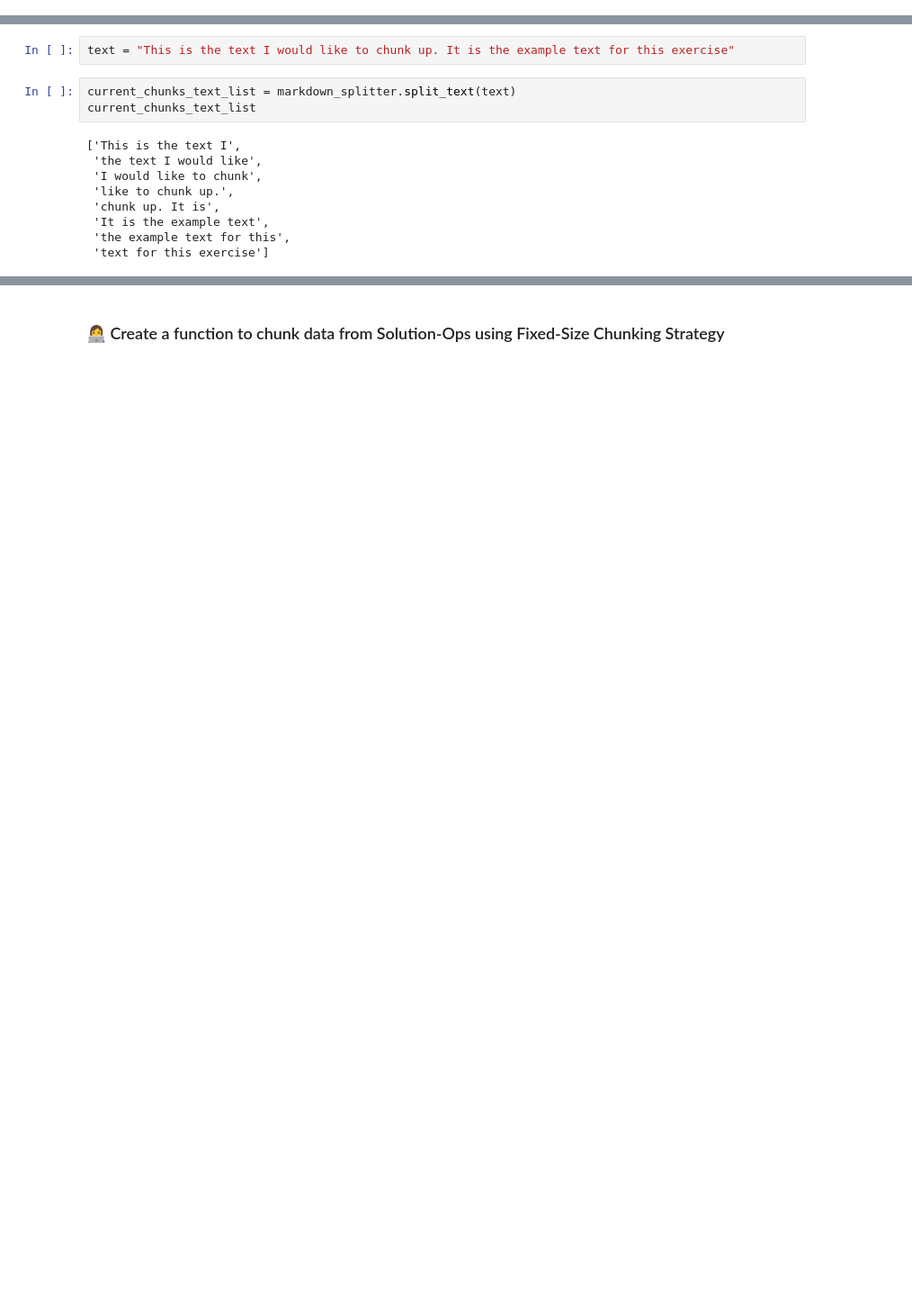
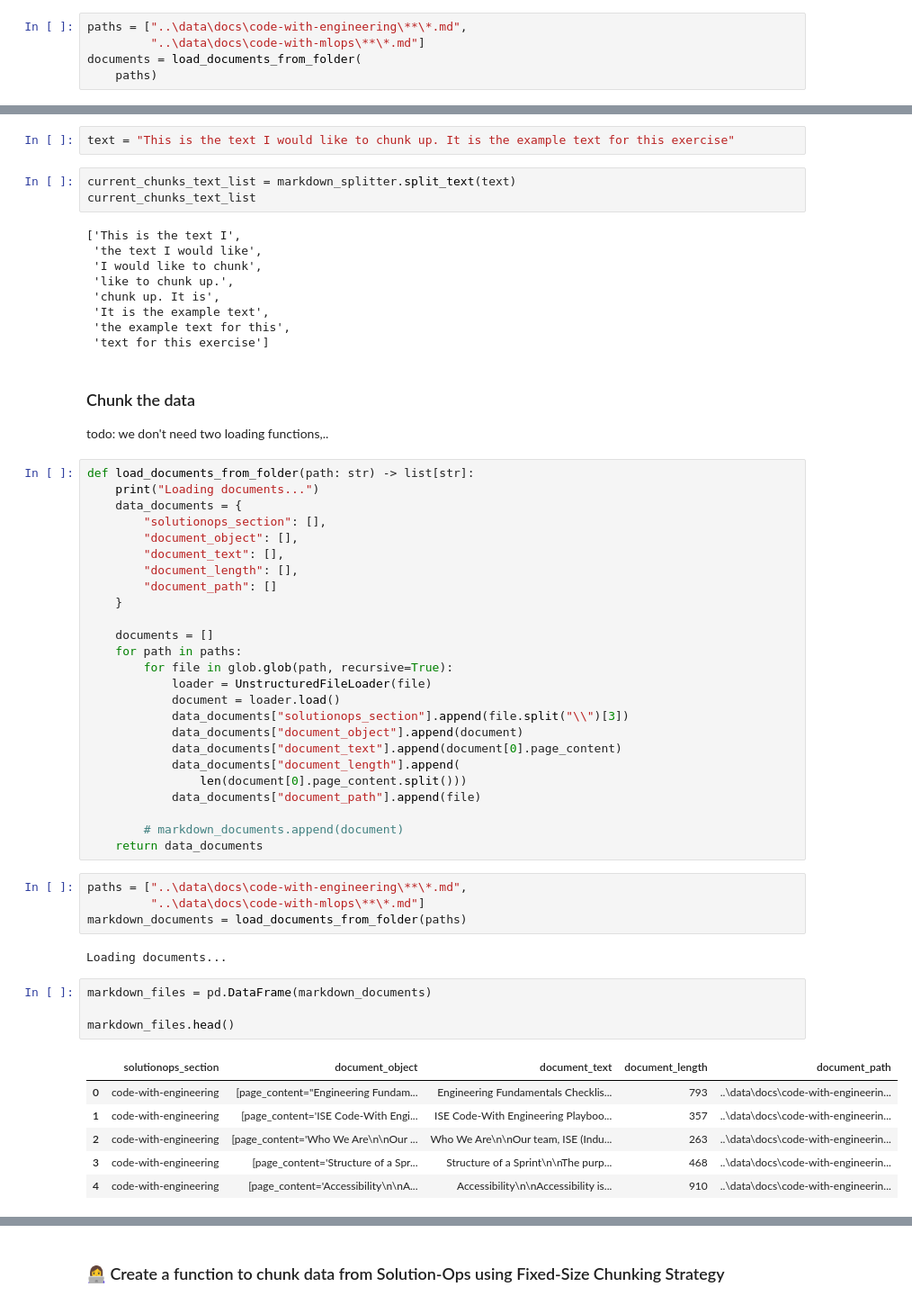
Before and after one commit to ai-workshop-ise/ai-hands-on-lab, a Jupyter notebook: book/3.2.experiment_chunking.ipynb, the cells around one changed output, grey strips where cells are left out. Shown at 90% size. Saved outputs shown, nothing was run; the diff lists cells and outputs as text; blank space fills up the shorter version.

```diff
--- a/book/3.2.experiment_chunking.ipynb
+++ b/book/3.2.experiment_chunking.ipynb
@@ -106,0 +97,5 @@ Concept to know:
+# %%
+paths = ["..\data\docs\code-with-engineering\**\*.md",
+         "..\data\docs\code-with-mlops\**\*.md"]
+documents = load_documents_from_folder(
+    paths)
@@ -131,3 +298,49 @@ current_chunks_text_list
  'It is the example text',
  'the example text for this',
  'text for this exercise']
+# %% [markdown]
+### Chunk the data
+
+todo: we don't need two loading functions,..
+# %%
+def load_documents_from_folder(path: str) -> list[str]:
+    print("Loading documents...")
+    data_documents = {
+        "solutionops_section": [],
+        "document_object": [],
+        "document_text": [],
+        "document_length": [],
+        "document_path": []
+    }
+
+    documents = []
+    for path in paths:
+        for file in glob.glob(path, recursive=True):
+            loader = UnstructuredFileLoader(file)
+            document = loader.load()
+            data_documents["solutionops_section"].append(file.split("\\")[3])
+            data_documents["document_object"].append(document)
+            data_documents["document_text"].append(document[0].page_content)
+            data_documents["document_length"].append(
+                len(document[0].page_content.split()))
+            data_documents["document_path"].append(file)
+
+        # markdown_documents.append(document)
+    return data_documents
+# %%
+paths = ["..\data\docs\code-with-engineering\**\*.md",
+         "..\data\docs\code-with-mlops\**\*.md"]
+markdown_documents = load_documents_from_folder(paths)
+# %% [output]
+Loading documents...
+# %%
+markdown_files = pd.DataFrame(markdown_documents)
+
+markdown_files.head()
+# %% [output]
+|  | solutionops_section | document_object | document_text | document_length | document_path |
+| 0 | code-with-engineering | [page_content="Engineering Fundam... | Engineering Fundamentals Checklis... | 793 | ..\data\docs\code-with-engineerin... |
+| 1 | code-with-engineering | [page_content='ISE Code-With Engi... | ISE Code-With Engineering Playboo... | 357 | ..\data\docs\code-with-engineerin... |
+| 2 | code-with-engineering | [page_content='Who We Are\n\nOur ... | Who We Are\n\nOur team, ISE (Indu... | 263 | ..\data\docs\code-with-engineerin... |
+| 3 | code-with-engineering | [page_content='Structure of a Spr... | Structure of a Sprint\n\nThe purp... | 468 | ..\data\docs\code-with-engineerin... |
+| 4 | code-with-engineering | [page_content='Accessibility\n\nA... | Accessibility\n\nAccessibility is... | 910 | ..\data\docs\code-with-engineerin... |
```
Also changed, not shown: parts of 72 cells of this notebook, 6 other files.
